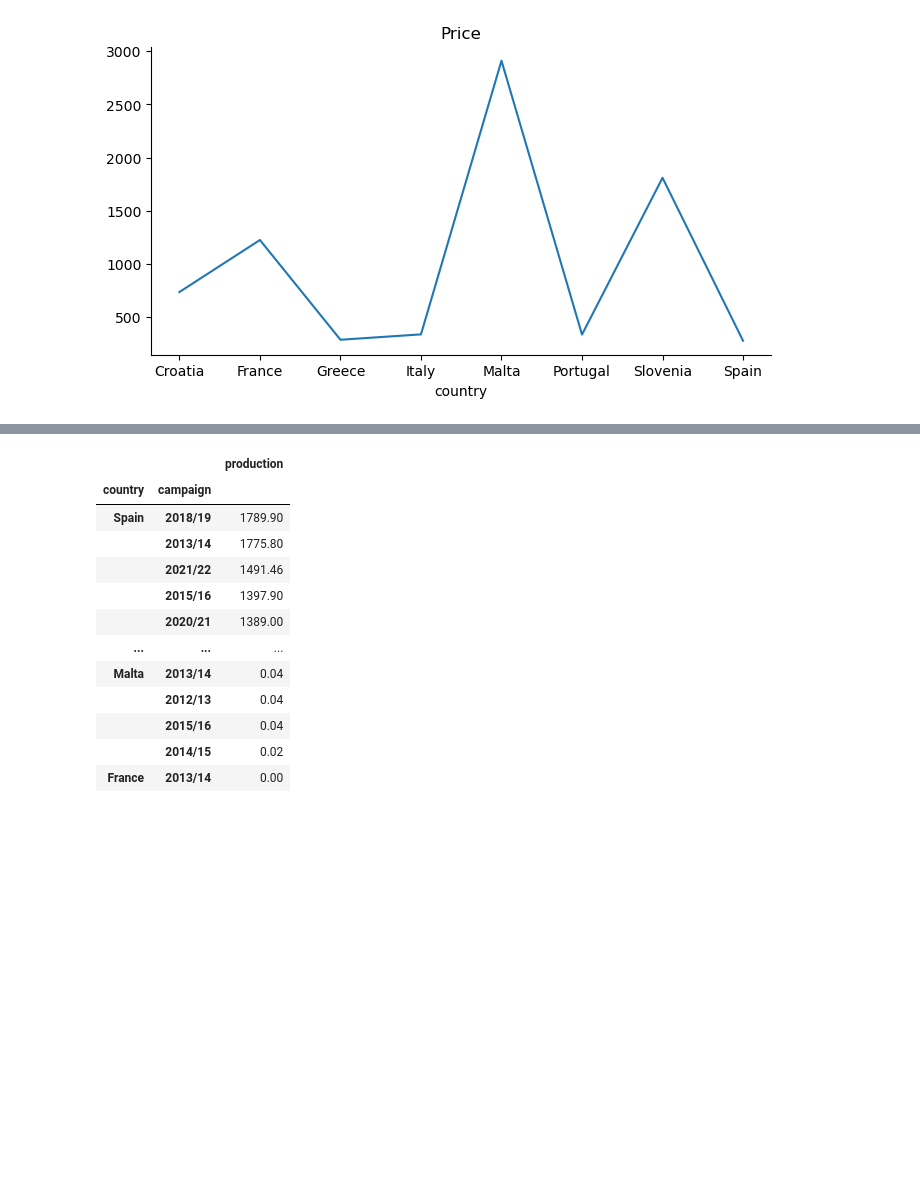
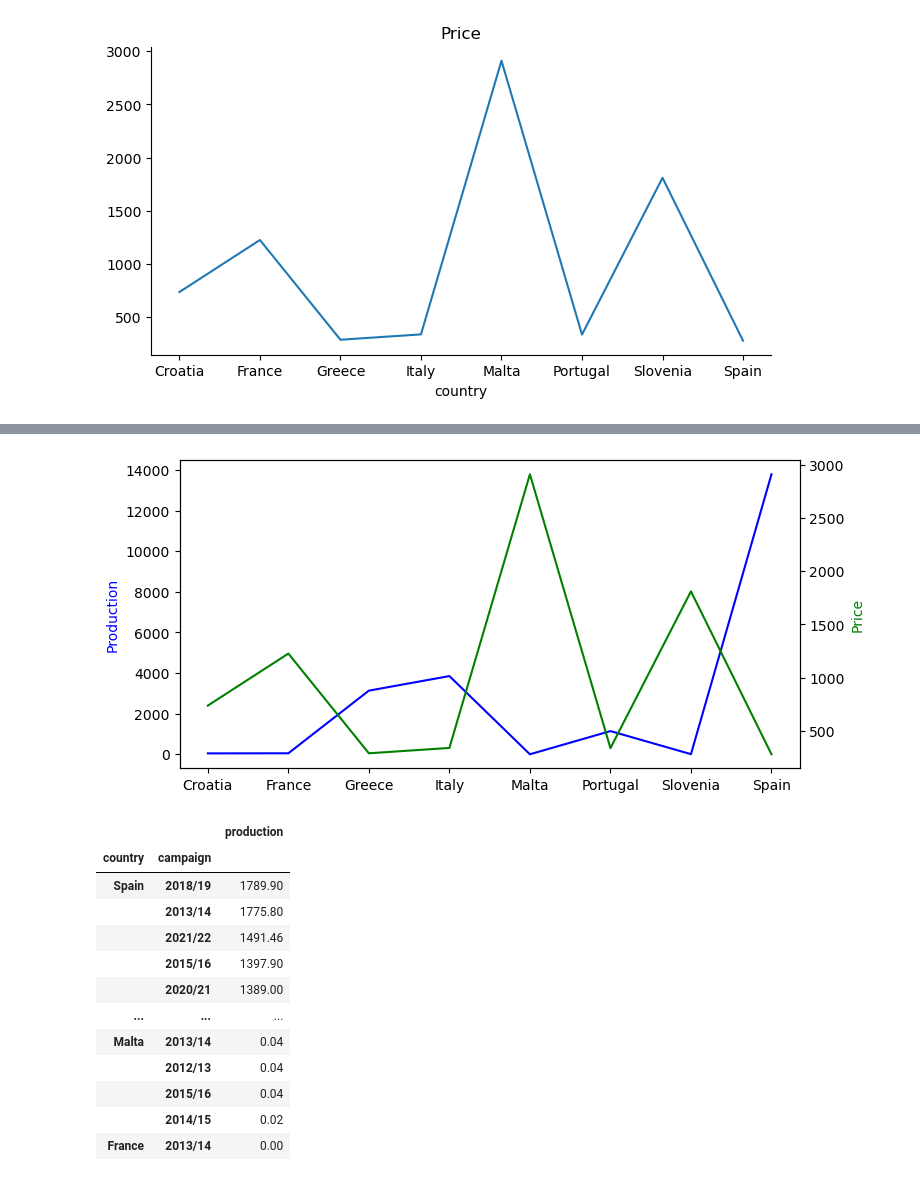
Before and after one commit to guinascim/olive_oil, a Jupyter notebook: Project.ipynb, the cells around one changed output, grey strips where cells are left out. Cells and saved outputs as stored; diff of their text form; code cells hidden in the pictures; blank space fills up the shorter version.

```diff
--- a/Project.ipynb
+++ b/Project.ipynb
@@ -105,0 +139,2 @@ plt.gca().spines[['top', 'right']].set_visible(False)
+# %%
+df3.reset_index(inplace=True)  #Nice practicing reseting the indexes, facilitates the readability of the code.
@@ -106,3 +153,19 @@ plt.gca().spines[['top', 'right']].set_visible(False)
+# %%
+    """
+    For better understanding of the realations between the two variables it gets easier in the same graph.
+Just  a minnor comment the unnecessary use of import libraries everytime you want to create a graph, there's no need to make the code heavier.
+    """
+
+
+fig,ax1 = plt.subplots(figsize=(8,4))
+ax1.plot(df3["country"], df3["production"], color="blue")
+plt.ylabel("Production", c = "Blue")
+ax2 = ax1.twinx()
+ax2.plot(df3["country"], df3["price"], color="green")
+plt.ylabel("Price", c = "Green")
+plt.show()
+# %% [output]
+[figure, added]
 # %%
 #2.Which Member States are the major producers of olive oil?
 #(countries and production)
```
Also changed, not shown: parts of 9 cells of this notebook.
